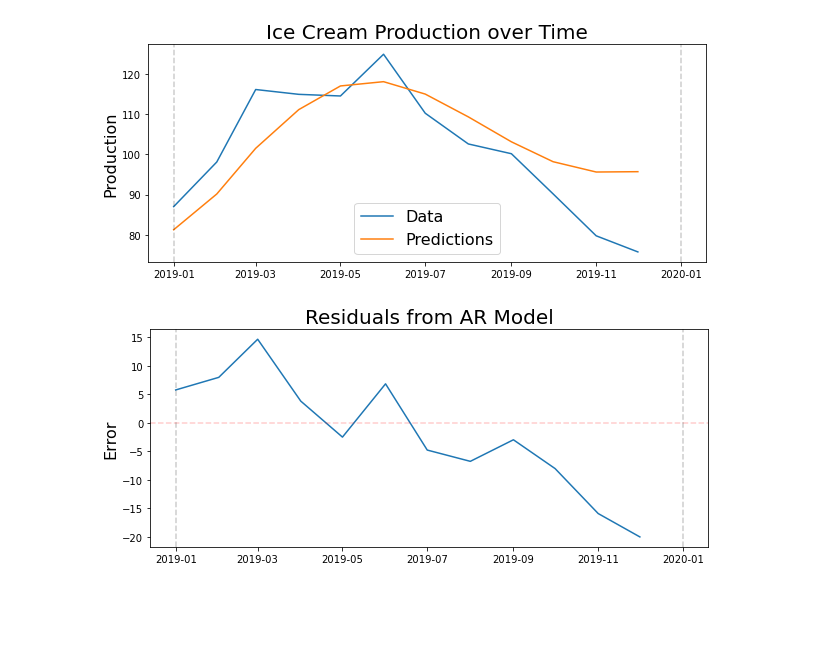
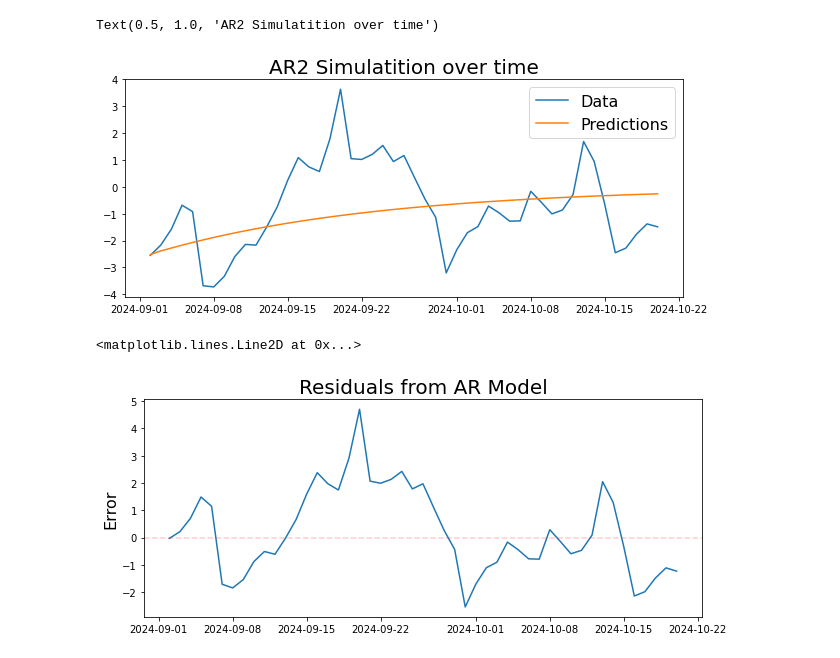
Before and after one commit to arjunc12/cmpinf2120-notebooks, a Jupyter notebook: Time-Series-Analysis/autoregression.ipynb, the cells around one changed output. Saved outputs shown, nothing was run; the diff lists cells and outputs as text; code cells hidden in the pictures; blank space fills up the shorter version.

Commit message:
replaced the original example with my own simulated example

```diff
--- a/Time-Series-Analysis/autoregression.ipynb
+++ b/Time-Series-Analysis/autoregression.ipynb
@@ -69,0 +20,10 @@ model = ARIMA(train_data, order=(3, 0, 0))
+# %%
+n = 1000
+
+startdate = '2022-01-25'
+daterange = pd.date_range(start=startdate, periods=1000)
+
+empty_dataset = np.zeros(n)
+mod = SARIMAX(empty_dataset, order=(2, 0, 0), initialization='diffuse')
+simulations = pd.Series(mod.simulate([0.75, 0.2, 1], n), index=daterange)
+simulations.plot()
@@ -70,3 +45,13 @@ model = ARIMA(train_data, order=(3, 0, 0))
+# %%
+# we will train up until Sep 30th, 2024
+train_end = datetime(2024, 9, 1)
+
+train_data = simulations[:train_end]
+test_data = simulations[train_end + timedelta(days=1):]
 # %%
+#create the model
+model = SARIMAX(train_data, order=(2, 0, 0))
 #fit the model
 model_fit = model.fit()
+#summary of the model
+print(model_fit.summary())
@@ -108,24 +97,21 @@ residuals = test_data - predictions
 # %%
 pylab.figure(figsize=(10,4))
 
 pylab.plot(test_data)
 pylab.plot(predictions)
 
 pylab.legend(('Data', 'Predictions'), fontsize=16)
 
-pylab.title('Ice Cream Production over Time', fontsize=20)
-pylab.ylabel('Production', fontsize=16)
-for year in range(2019,2021):
-    pylab.axvline(pd.to_datetime(str(year)+'-01-01'), color='k', linestyle='--', alpha=0.2)
+pylab.title('AR2 Simulatition over time', fontsize=20)
 # %% [output]
+Text(0.5, 1.0, 'AR2 Simulatition over time')
-[figure, old version]
+[figure, new version]
 # %%
 pylab.figure(figsize=(10, 4))
 pylab.plot(residuals)
 pylab.title('Residuals from AR Model', fontsize=20)
 pylab.ylabel('Error', fontsize=16)
 pylab.axhline(0, color='r', linestyle='--', alpha=0.2)
-for year in range(2019,2021):
-    pylab.axvline(pd.to_datetime(str(year)+'-01-01'), color='k', linestyle='--', alpha=0.2)
 # %% [output]
+<matplotlib.lines.Line2D at 0x...>
-[figure, old version]
+[figure, new version]
```
Also changed, not shown: parts of 40 cells of this notebook.
